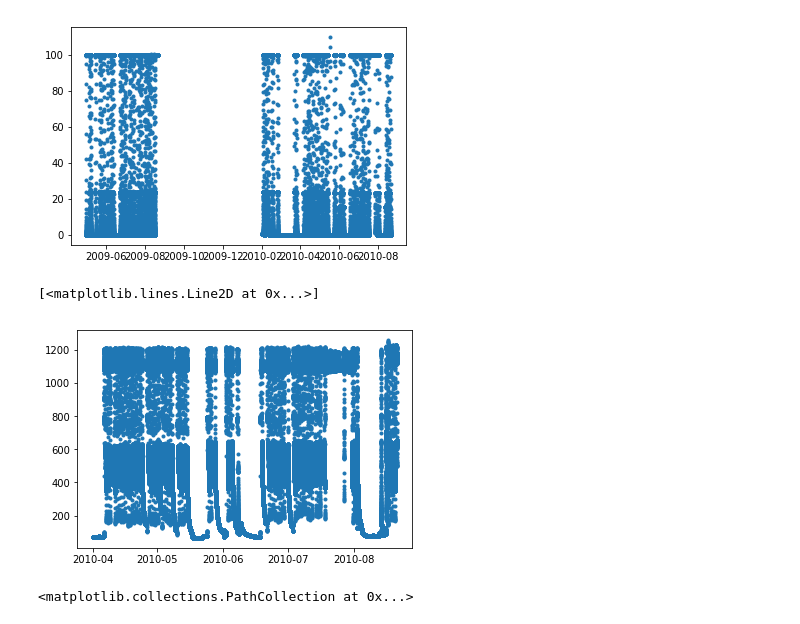
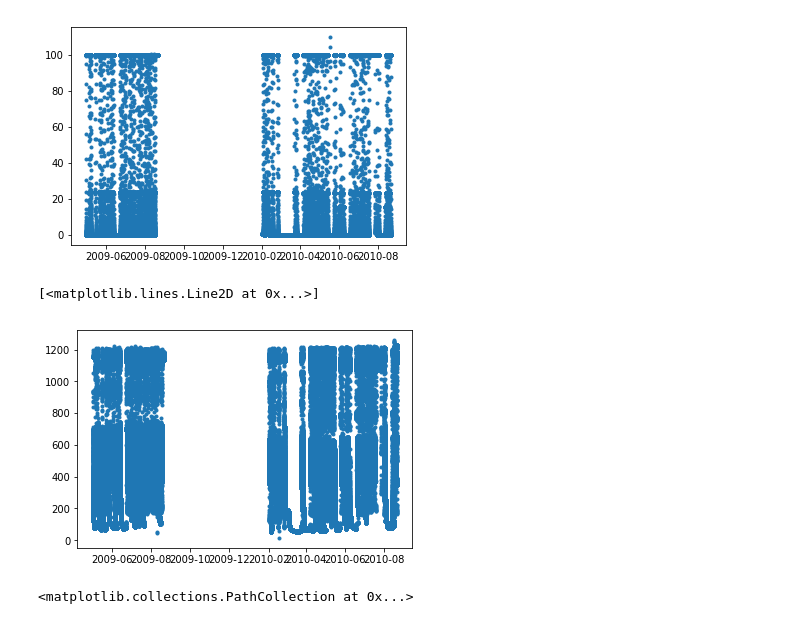
Before and after one commit to rtbs-dev/phm-feature-maker, a Jupyter notebook: sandbox.ipynb, the cells around one changed output. Drawn from its saved outputs; the diff is of its cells as text; code cells hidden in the pictures.

```diff
--- a/sandbox.ipynb
+++ b/sandbox.ipynb
@@ -46,10 +46,10 @@ plt.plot(df.TNH[~((df.TNH-df.TNH.mean()).abs()>3*df.TNH.std())], '.')
 [<matplotlib.lines.Line2D at 0x...>]
 [figure]
 # %%
-plt.plot(df1.T_5[~((df1.T_5-df1.T_5.mean()).abs()>3*df1.T_5.std())], '.')
+plt.plot(df.T_5[~((df.T_5-df.T_5.mean()).abs()>3*df.T_5.std())], '.')
 # %% [output]
 [<matplotlib.lines.Line2D at 0x...>]
-[figure, old version]
+[figure, new version]
 # %%
 # sns.pairplot(df1[~((df1-df1.mean()).abs()>3*df1.std())])
 # %%
```
Also changed, not shown: parts of 8 cells of this notebook.
